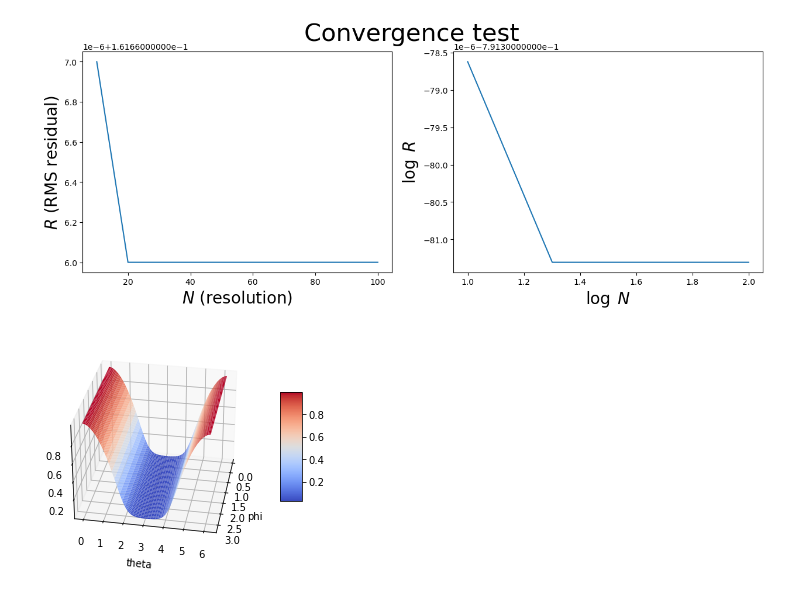
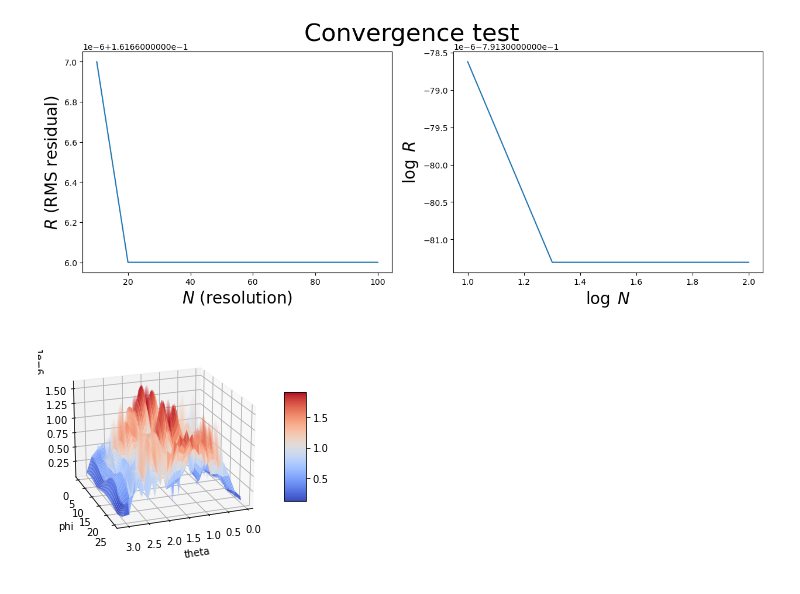
Before and after one commit to iago-mendes/eucled, a Jupyter notebook: src/exercises/06-relaxation/assets/plots.ipynb, the cells around one changed output. Saved outputs shown, nothing was run; the diff lists cells and outputs as text; code cells hidden in the pictures.

```diff
--- a/src/exercises/06-relaxation/assets/plots.ipynb
+++ b/src/exercises/06-relaxation/assets/plots.ipynb
@@ -104,36 +104,35 @@ unique_y.sort()
 
 z = np.zeros((len(unique_x), len(unique_y), len(entries) - 2))
 
 for row in range(2, len(entries)):
 	for col in range(len(entries[row])):
 		x_index = unique_x.index(x[col])
 		y_index = unique_y.index(y[col])
 		z[x_index][y_index][row-2] = entries[row][col]
 
 maxFrame = z.shape[2]
-X, Y = np.meshgrid(unique_x, unique_y)
+X, Y = np.meshgrid(unique_x, unique_y, indexing='ij')
 
 def update_plot(frame_number, z, plot):
     plot[0].remove()
     plot[0] = ax.plot_surface(X, Y, z[:,:,frame_number%maxFrame], cmap=cm.coolwarm)
 
 fig = plt.figure()
 ax = fig.add_subplot(111, projection='3d')
 
 plot = [ax.plot_surface(X, Y, z[:,:,0], color='0.75', rstride=1, cstride=1, cmap=cm.coolwarm)]
 
-ax.set_xlabel("phi")
-ax.set_ylabel("theta")
-ax.view_init(30, 10)
+ax.set_xlabel("theta")
+ax.set_ylabel("phi")
+ax.view_init(20, 70) # elev, azim
 fig.colorbar(plot[0], shrink=0.5, aspect=5)
-
 
 fps = 10 # frame per sec
 frn = 50 # frame number of the animation
 ani = animation.FuncAnimation(fig, update_plot, frn, fargs=(z, plot), interval=100/fps)
 
 fn = 'residual_distribution_animation' # filename
 dpi = 200 # dots per inch
 ani.save(fn+'.gif',writer='imagemagick',fps=fps, dpi=dpi)
 # %% [output]
-[figure, old version]
+[figure, new version]
```
Also changed, not shown: parts of 1 cell of this notebook, 2 other files.
